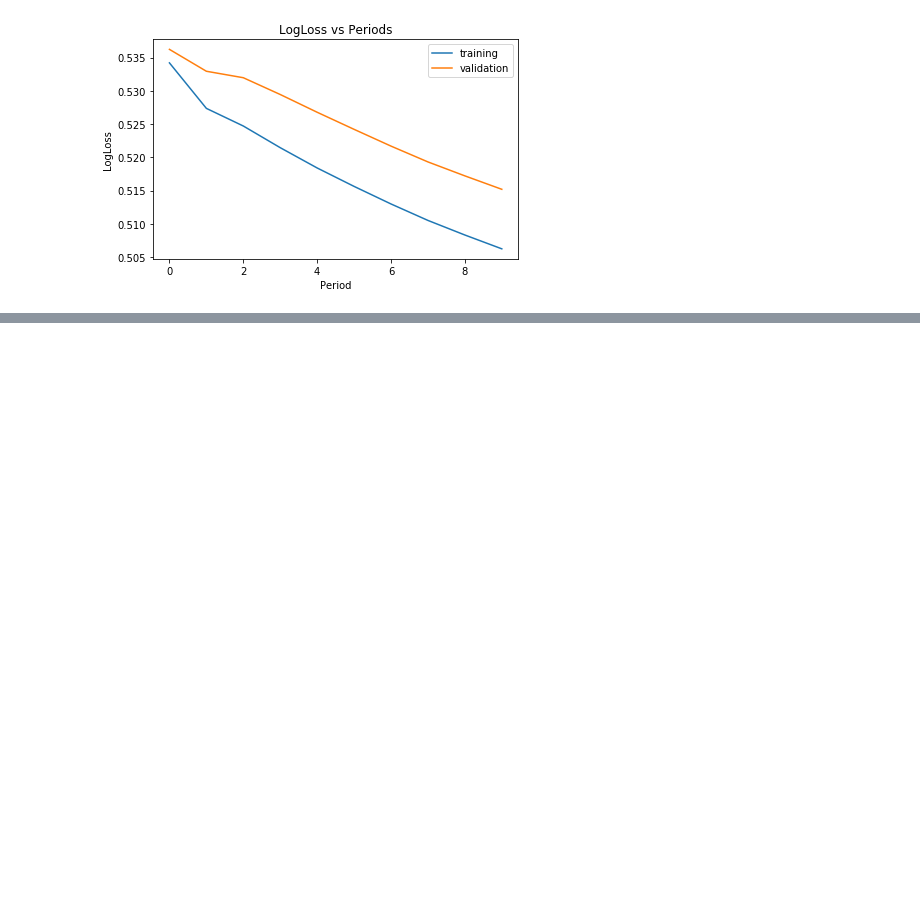
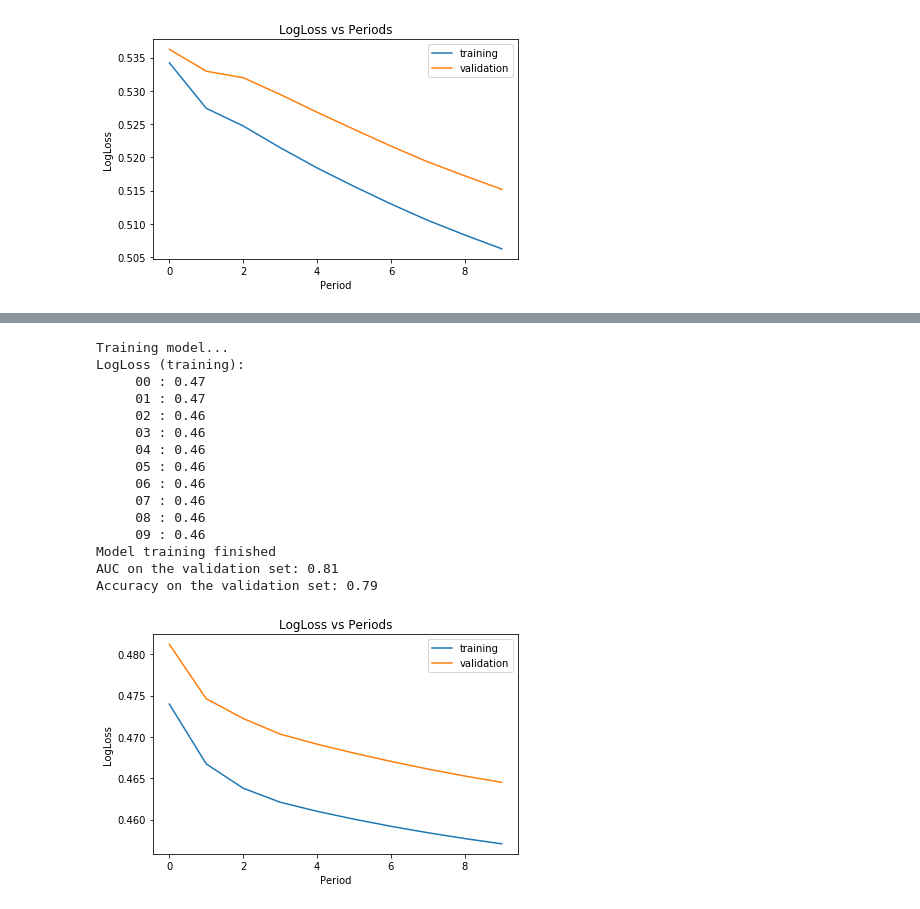
Before and after one commit to AustinSong/ml-crash-course, a Jupyter notebook: programming_exercises/Logistic Regression.ipynb, the cells around one changed output, grey strips where cells are left out. Cells and saved outputs as stored; diff of their text form; code cells hidden in the pictures; blank space fills up the shorter version.

```diff
--- a/programming_exercises/Logistic Regression.ipynb
+++ b/programming_exercises/Logistic Regression.ipynb
@@ -381,0 +420,31 @@ Model training finished
+# %%
+linear_classifier = train_linear_classifier_model(
+    learning_rate=0.000001,
+    steps=20000,
+    batch_size=500,
+    training_examples=training_examples,
+    training_targets=training_targets,
+    validation_examples=validation_examples,
+    validation_targets=validation_targets)
+
+evaluation_metrics = linear_classifier.evaluate(input_fn=predict_validation_input_fn)
+
+print("AUC on the validation set: %0.2f" % evaluation_metrics['auc'])
+print("Accuracy on the validation set: %0.2f" % evaluation_metrics['accuracy'])
+# %% [output]
+Training model...
+LogLoss (training):
+     00 : 0.47
+     01 : 0.47
+     02 : 0.46
+     03 : 0.46
+     04 : 0.46
+     05 : 0.46
+     06 : 0.46
+     07 : 0.46
+     08 : 0.46
+     09 : 0.46
+Model training finished
+AUC on the validation set: 0.81
+Accuracy on the validation set: 0.79
+[figure, added]
```
Also changed, not shown: parts of 5 cells of this notebook.
